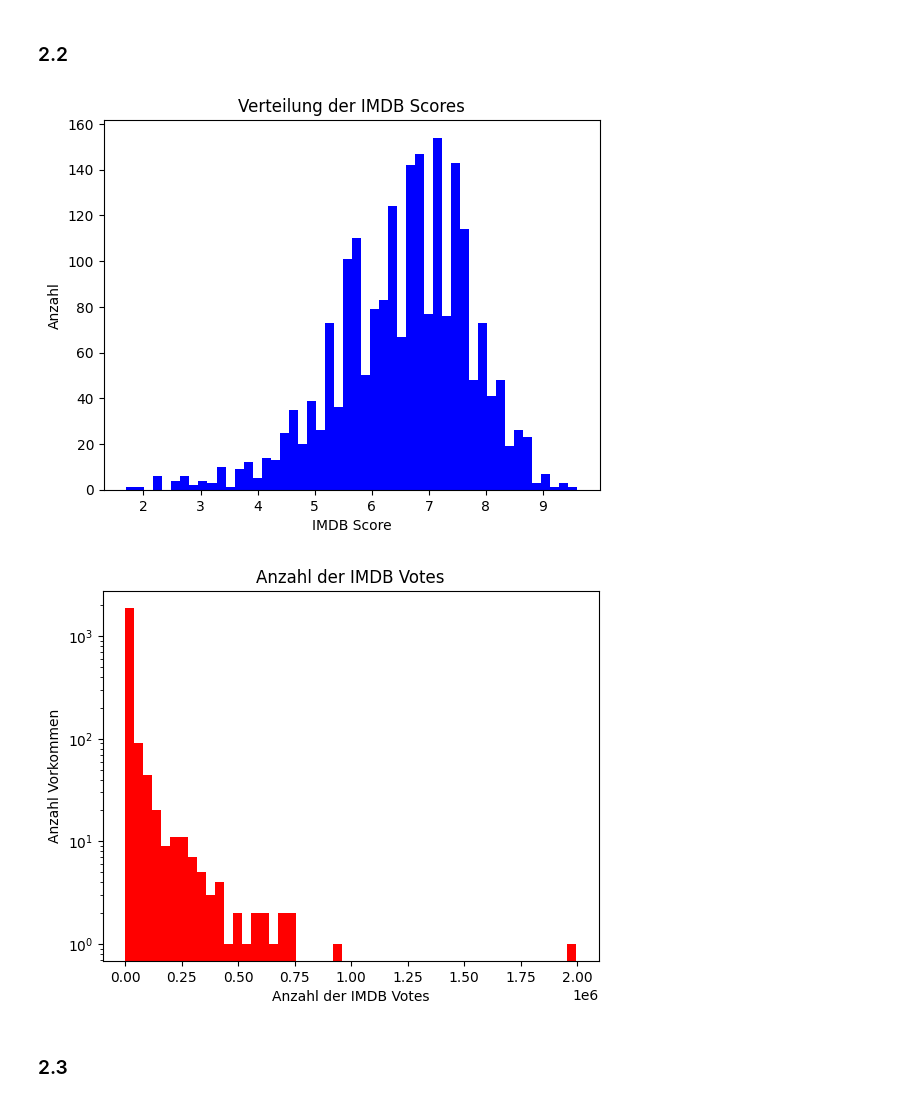
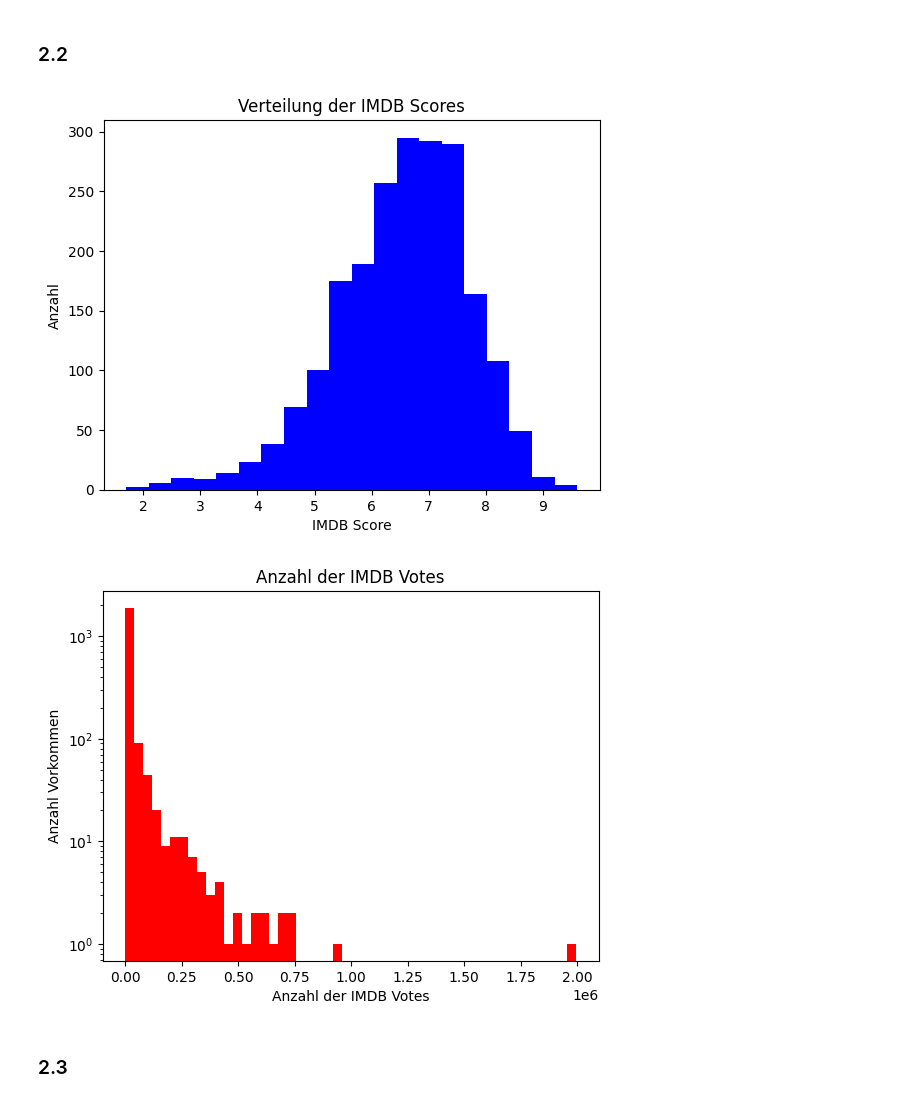
Before and after one commit to FruitPunchSamurai123/AKIML_Project_1, a Jupyter notebook: Teil 2.ipynb, the cells around one changed output. Drawn from its saved outputs; the diff is of its cells as text; code cells hidden in the pictures.

Commit message:
updated 2.2 graphs #2

```diff
--- a/Teil 2.ipynb
+++ b/Teil 2.ipynb
@@ -27,28 +27,28 @@ imdb votes:
 # %%
 import pandas as pd
 import matplotlib.pyplot as plot
 
 data = pd.read_pickle('./files/train.pickle')
 
 #imdb score histogram
-plot.hist(data['imdb_score'], bins=25, histtype='stepfilled', color='blue')
+plot.hist(data['imdb_score'], bins=20, histtype='stepfilled', color='blue')
 plot.title('Verteilung der IMDB Scores')
 plot.xlabel('IMDB Score')
 plot.ylabel('Anzahl')
 plot.show()
 
 #imdb votes histogram
 plot.hist(data['imdb_votes'], bins=50,histtype='stepfilled', color='red')
 
 #set y-axis to logarithmic scale (makes it easier to see the distribution)
 plot.yscale('log')
 
 plot.title('Anzahl der IMDB Votes')
 plot.xlabel('Anzahl der IMDB Votes')
 plot.ylabel('Anzahl Vorkommen')
 plot.show()
 # %% [output]
-[figure, old version]
+[figure, new version]
 [figure]
 # %% [markdown]
 ### 2.3
```
